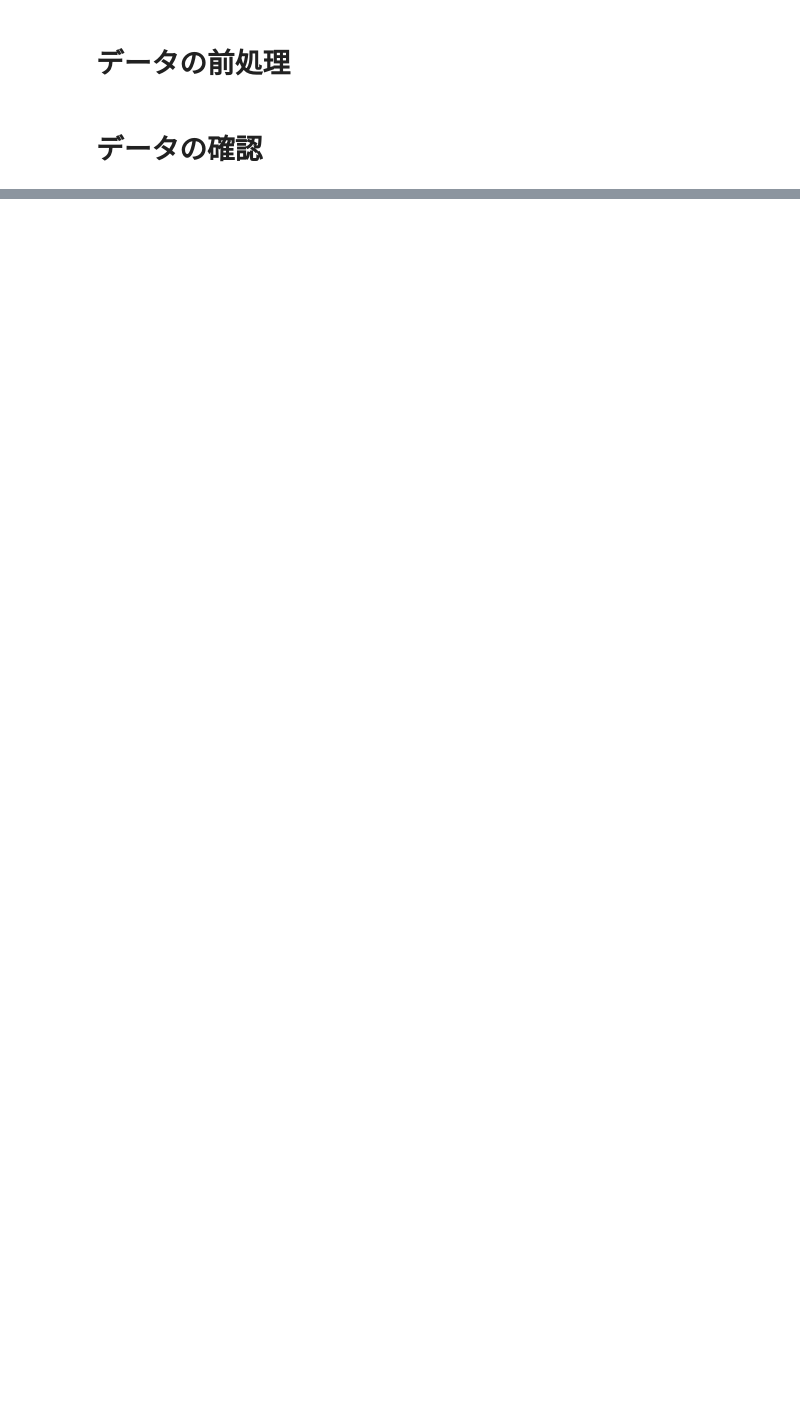
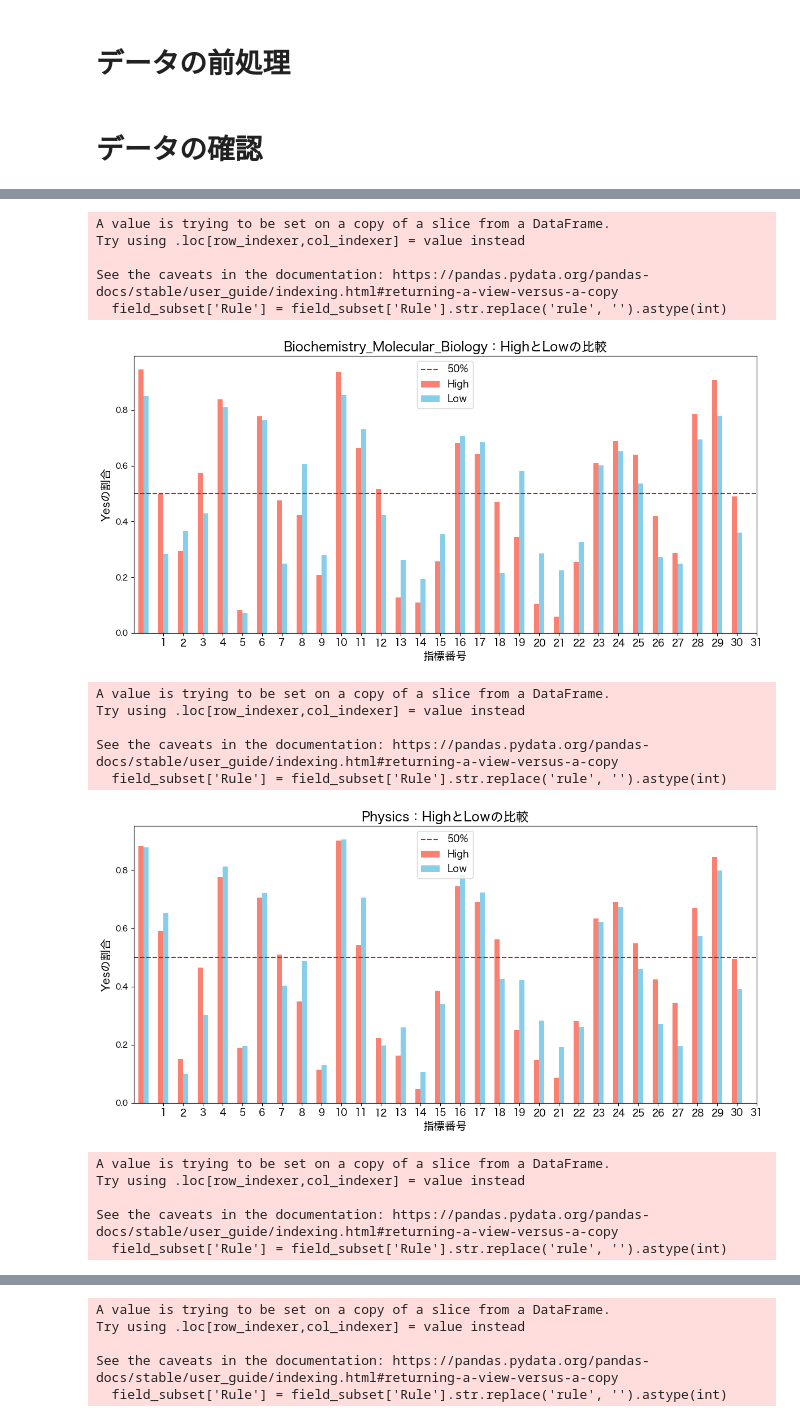
Before and after one commit to ku6kaw/Abstract-evaluation-by-Gemini, a Jupyter notebook: src/analysis/results_analysis.ipynb, the cells around one changed output, grey strips where cells are left out. Drawn from its saved outputs; the diff is of its cells as text; code cells hidden in the pictures; blank space fills up the shorter version.

```diff
--- a/src/analysis/results_analysis.ipynb
+++ b/src/analysis/results_analysis.ipynb
@@ -222,6 +76,2 @@ for key, df in dataframes.items():
 # %% [markdown]
 # データの確認
-# %%
-for key, df in dataframes.items():
-    print(f"{key} データフレームの先頭5行:")
-    print(df.head())
@@ -227,0 +99,8 @@ for key, df in dataframes.items():
+# %%
+# 高頻度グループのデータを確認
+for field, df in high_group.items():
+    summarize_data(df, f"High Group: {field}")
+
+# 低頻度グループのデータを確認
+for field, df in low_group.items():
+    summarize_data(df, f"Low Group: {field}")
@@ -227,0 +337,55 @@ for key, df in dataframes.items():
+# %%
+# 分野ごとの可視化
+for field in high_group.keys():
+    # 該当分野のデータを取得
+    field_subset = field_df[field_df['Field'] == field]
+
+    # Rule列を数値化（横軸を数字のみにする）
+    field_subset['Rule'] = field_subset['Rule'].str.replace('rule', '').astype(int)
+
+    # グラフ描画
+    field_subset.plot(
+        x='Rule',
+        y=['High Ratio', 'Low Ratio'],
+        kind='bar',
+        figsize=(12, 6),
+        color=['salmon', 'skyblue']
+    )
+
+    # 日本語ラベルの設定
+    plt.title(f'{field}：HighとLowの比較', fontsize=16)  # グラフのタイトル
+    plt.xlabel('指標番号', fontsize=14)  # x軸ラベル
+    plt.ylabel('Yesの割合', fontsize=14)  # y軸ラベル
+
+    # x軸目盛りを数字のみにしてすべて表示
+    plt.xticks(ticks=field_subset['Rule'], labels=field_subset['Rule'], rotation=0, fontsize=12)
+
+    # 50%基準線
+    plt.axhline(y=0.5, color='red', linestyle='--', label='50% 基準線')
+
+    # 凡例の設定
+    plt.legend(['50%', 'High', 'Low'], fontsize=12)
+
+    # レイアウト調整
+    plt.tight_layout()
+
+    # グラフ表示
+    plt.show()
+# %% [output]
+A value is trying to be set on a copy of a slice from a DataFrame.
+Try using .loc[row_indexer,col_indexer] = value instead
+
+See the caveats in the documentation: https://pandas.pydata.org/pandas-docs/stable/user_guide/indexing.html#returning-a-view-versus-a-copy
+  field_subset['Rule'] = field_subset['Rule'].str.replace('rule', '').astype(int)
+[figure, added]
+A value is trying to be set on a copy of a slice from a DataFrame.
+Try using .loc[row_indexer,col_indexer] = value instead
+
+See the caveats in the documentation: https://pandas.pydata.org/pandas-docs/stable/user_guide/indexing.html#returning-a-view-versus-a-copy
+  field_subset['Rule'] = field_subset['Rule'].str.replace('rule', '').astype(int)
+[figure, added]
+A value is trying to be set on a copy of a slice from a DataFrame.
+Try using .loc[row_indexer,col_indexer] = value instead
+
+See the caveats in the documentation: https://pandas.pydata.org/pandas-docs/stable/user_guide/indexing.html#returning-a-view-versus-a-copy
+  field_subset['Rule'] = field_subset['Rule'].str.replace('rule', '').astype(int)
@@ -227,0 +393,5 @@ for key, df in dataframes.items():
+A value is trying to be set on a copy of a slice from a DataFrame.
+Try using .loc[row_indexer,col_indexer] = value instead
+
+See the caveats in the documentation: https://pandas.pydata.org/pandas-docs/stable/user_guide/indexing.html#returning-a-view-versus-a-copy
+  field_subset['Rule'] = field_subset['Rule'].str.replace('rule', '').astype(int)
```
Also changed, not shown: parts of 35 cells of this notebook.
